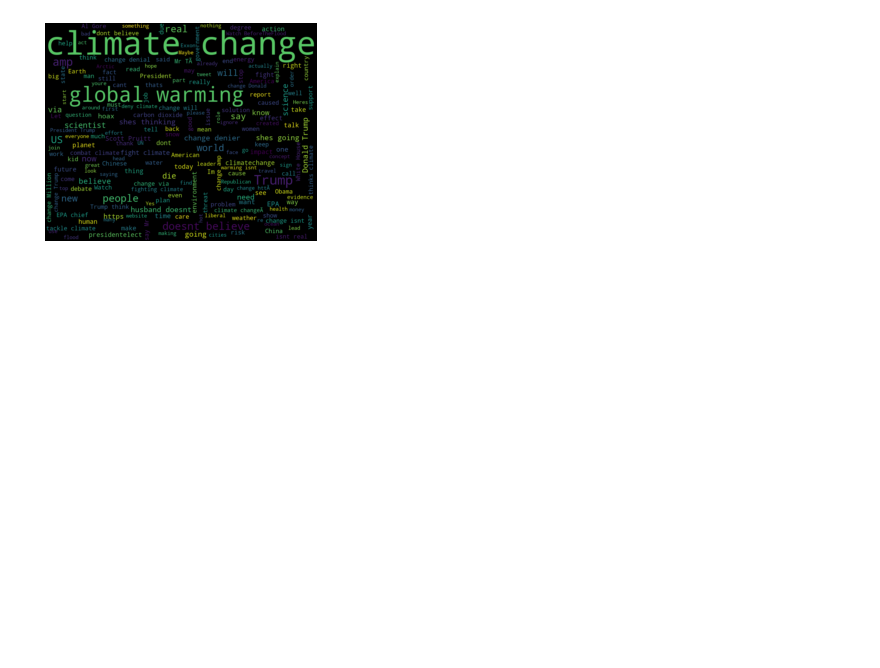
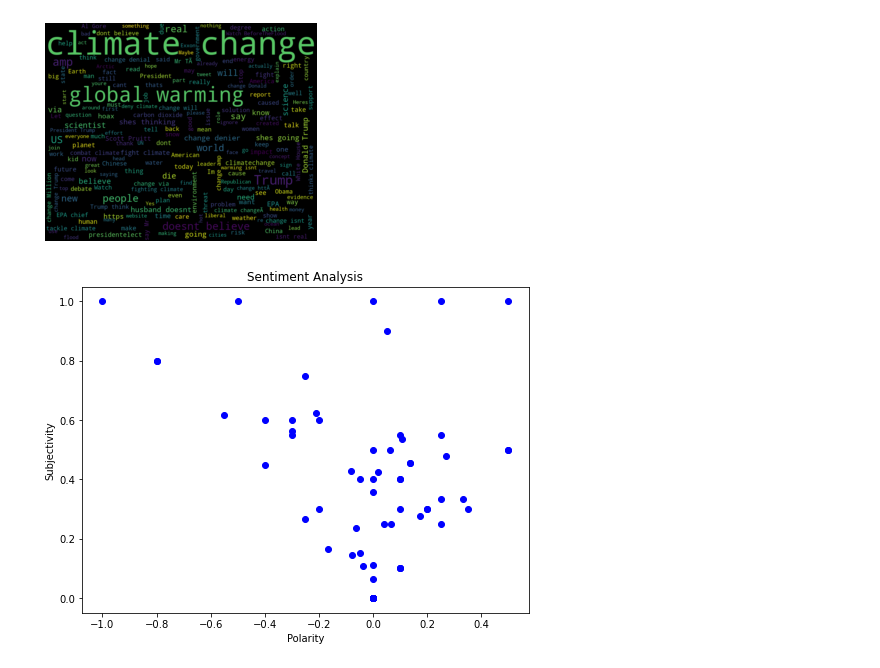
Before and after one commit to AlpheusLekgothoane/classification_predict_edsa, a Jupyter notebook: classification_predict.ipynb, the cells around one changed output. Saved outputs shown, nothing was run; the diff lists cells and outputs as text; code cells hidden in the pictures; blank space fills up the shorter version.

Commit message:
Cheked for Subjectivity and Polarity Scores

```diff
--- a/classification_predict.ipynb
+++ b/classification_predict.ipynb
@@ -75,3 +78,14 @@ train['cleaned_message'] = train['cleaned_message'].apply(remove_emojis)
+# %%
+#Get subjectivity
+def get_subjectivity(message):
+    return TextBlob(message).sentiment.subjectivity
+
+#Get Polarity
+def get_polarity(message):
+    return TextBlob(message).sentiment.polarity
+
+train['subjectivity'] = train['cleaned_message'].apply(get_subjectivity)
+train['polarity'] = train['cleaned_message'].apply(get_polarity)
 # %%
 ## plot word cloud (simply most used words)
 
@@ -83,3 +97,17 @@ plt.axis('off')
 plt.show()
 # %% [output]
 [figure]
+# %%
+#plot polarity and Subjectivity
+
+plt.figure(figsize=(8,6))
+#Check for last 100 message
+for i in range(15719, train.shape[0]):
+    plt.scatter(train['polarity'][i], train['subjectivity'][i], color='Blue')
+
+plt.title('Sentiment Analysis')
+plt.xlabel('Polarity')
+plt.ylabel('Subjectivity')
+plt.show()
+# %% [output]
+[figure, added]
```
Also changed, not shown: parts of 2 cells of this notebook.
